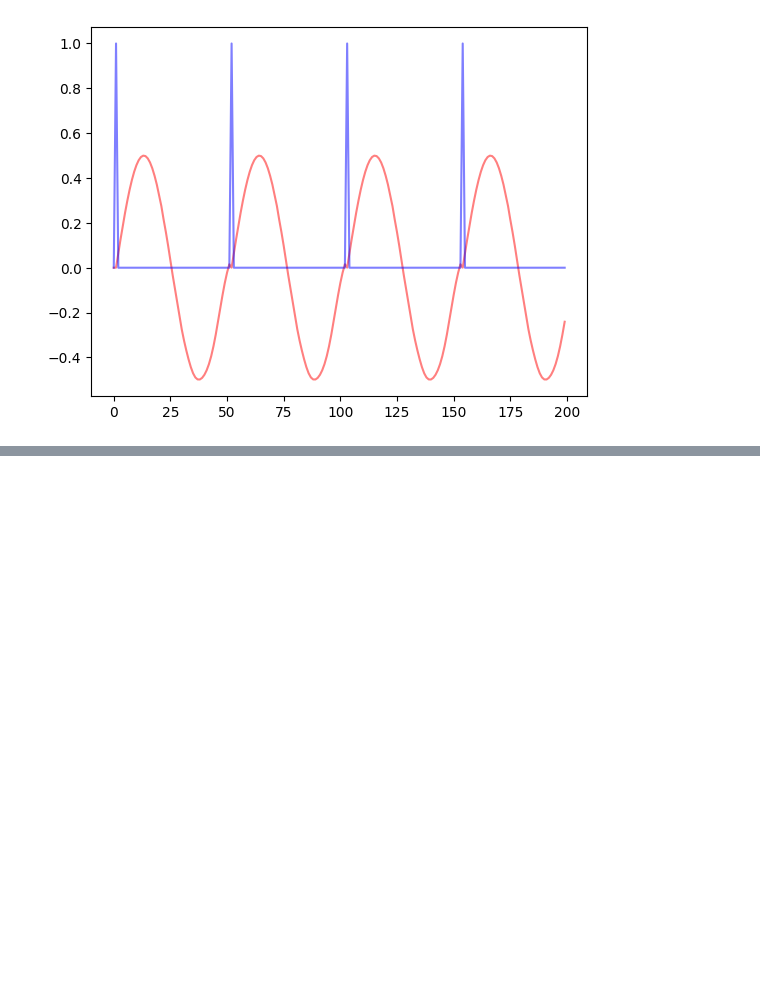
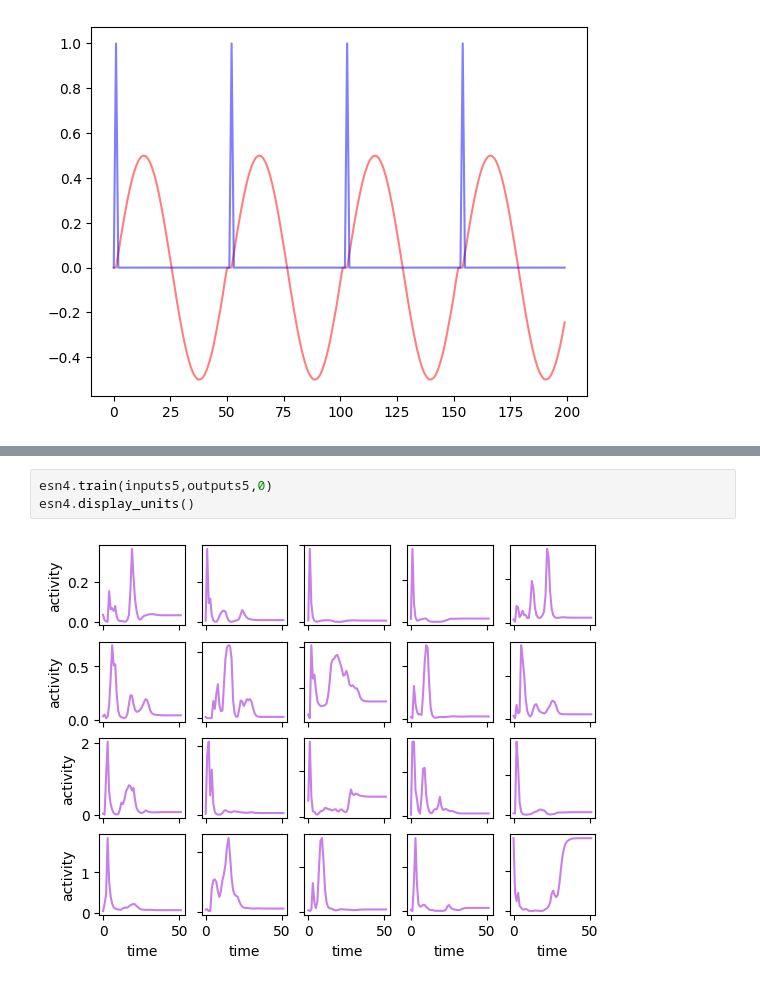
Before and after one commit to joncannon/Thesis, a Jupyter notebook: jaeger_rewrite.ipynb, the cells around one changed output, grey strips where cells are left out. Drawn from its saved outputs; the diff is of its cells as text; blank space fills up the shorter version.

```diff
--- a/jaeger_rewrite.ipynb
+++ b/jaeger_rewrite.ipynb
@@ -597 +628,6 @@ print(np.mean(abs(esn4.statemat[100,:])))
+# %%
+esn4.train(inputs5,outputs5,0)
+esn4.display_units()
+# %% [output]
+[figure, added]
 # %%
```
Also changed, not shown: parts of 6 cells of this notebook.
